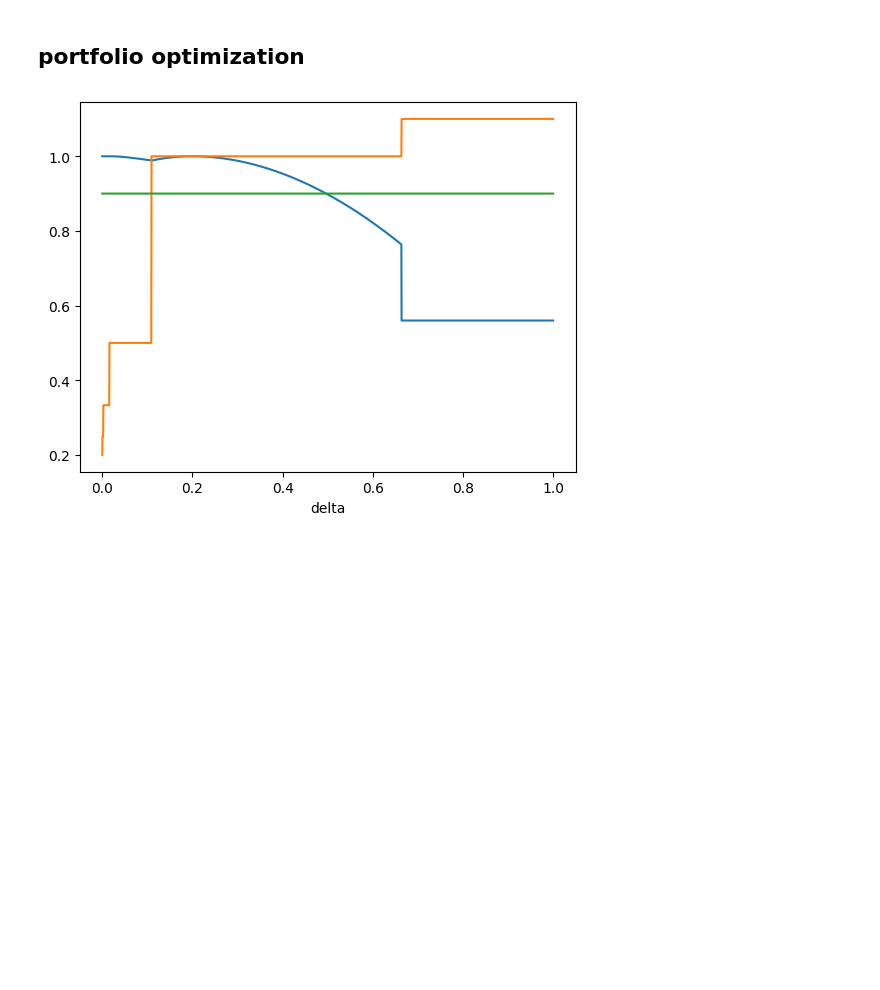
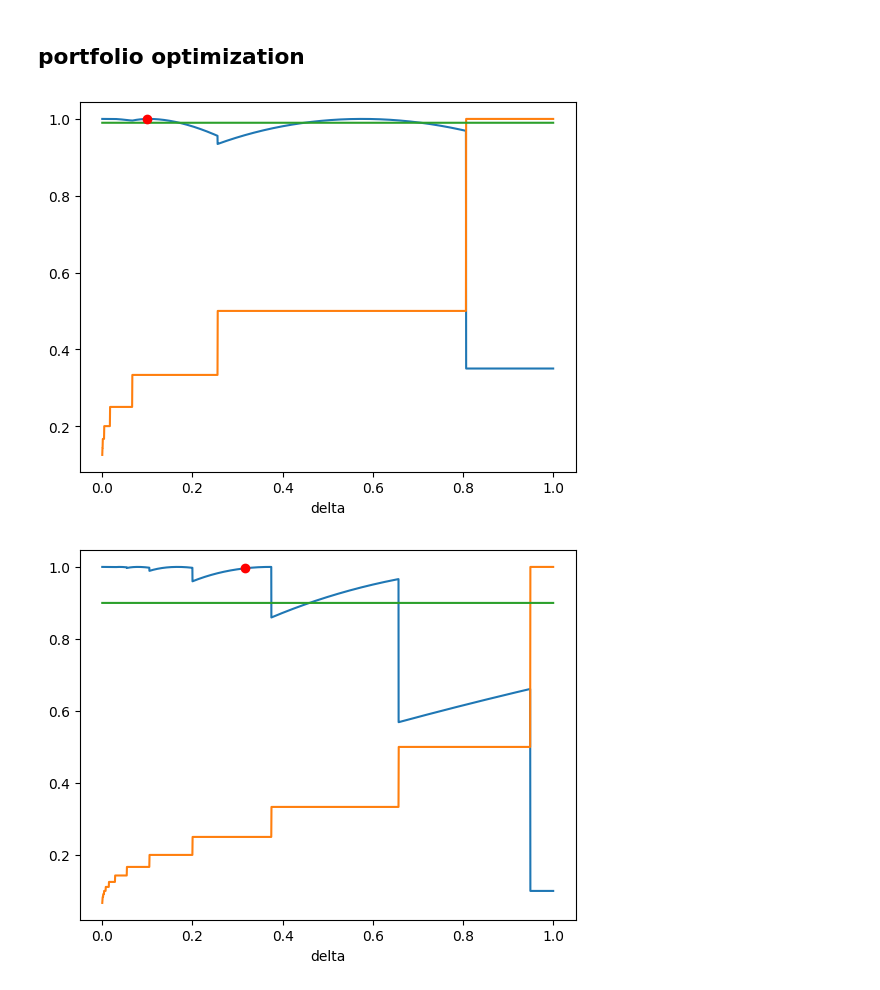
Before and after one commit to hyperrealist/qaoa, a Jupyter notebook: Grover_FPS_for_QUBO.ipynb, the cells around one changed output. Saved outputs shown, nothing was run; the diff lists cells and outputs as text; code cells hidden in the pictures; blank space fills up the shorter version.

```diff
--- a/Grover_FPS_for_QUBO.ipynb
+++ b/Grover_FPS_for_QUBO.ipynb
@@ -472,25 +470,56 @@ plt.show()
 # %% [markdown]
 ## portfolio optimization
 # %%
-Lambda = 0.56
+Lambda = 3.5e-1
 N = 12
 step = pow(2, - N)
+prob = 0.99
 
 deltas = np.arange(step, 1 - step, step, dtype=float)
 P = np.zeros(len(deltas), dtype=float)
 
 simplicity = np.ones(len(deltas), dtype=float)
-treshold = 0.9 * np.ones(len(deltas), dtype=float)
+treshold = prob * np.ones(len(deltas), dtype=float)
 
 for i, delta in enumerate(deltas):
     l = int(np.ceil(np.arccosh(1 / delta) / np.arccosh(1 / np.sqrt(1 - Lambda)))) >> 1
-    simplicity[i] = 1.1 if l == 0 else 1/l
+    simplicity[i] = 1/(l+1)
     P[i] = Lambda if l == 0 else 1 - pow(delta * Chebyshev(Chebyshev(1 / delta, 1 / (2 * l + 1)) * np.sqrt(1 - Lambda), 2 * l + 1), 2)
 
 plt.xlabel(f"delta")
 plt.plot(deltas,P)
 plt.plot(deltas,simplicity)
 plt.plot(deltas,treshold)
+l_Y = int(np.ceil(np.arccosh(1 / np.sqrt(1-prob)) / np.arccosh(1 / np.sqrt(1 - Lambda)))) >> 1
+delta_Y = np.sqrt(1-prob)
+plt.plot(delta_Y, 1 - pow(delta_Y * Chebyshev(Chebyshev(1 / delta_Y, 1 / (2 * l_Y + 1)) * np.sqrt(1 - Lambda), 2 * l_Y + 1), 2), "ro")
 plt.show()
 # %% [output]
-[figure, old version]
+[figure, new version]
+# %%
+Lambda = 1e-1
+N = 12
+step = pow(2, - N)
+prob = 0.9
+
+deltas = np.arange(step, 1 - step, step, dtype=float)
+P = np.zeros(len(deltas), dtype=float)
+
+simplicity = np.ones(len(deltas), dtype=float)
+treshold = prob * np.ones(len(deltas), dtype=float)
+
+for i, delta in enumerate(deltas):
+    l = int(np.ceil(np.arccosh(1 / delta) / np.arccosh(1 / np.sqrt(1 - Lambda)))) >> 1
+    simplicity[i] = 1/(l+1)
+    P[i] = Lambda if l == 0 else 1 - pow(delta * Chebyshev(Chebyshev(1 / delta, 1 / (2 * l + 1)) * np.sqrt(1 - Lambda), 2 * l + 1), 2)
+
+plt.xlabel(f"delta")
+plt.plot(deltas,P)
+plt.plot(deltas,simplicity)
+plt.plot(deltas,treshold)
+l_Y = int(np.ceil(np.arccosh(1 / np.sqrt(1-prob)) / np.arccosh(1 / np.sqrt(1 - Lambda)))) >> 1
+delta_Y = np.sqrt(1-prob)
+plt.plot(delta_Y, 1 - pow(delta_Y * Chebyshev(Chebyshev(1 / delta_Y, 1 / (2 * l_Y + 1)) * np.sqrt(1 - Lambda), 2 * l_Y + 1), 2), "ro")
+plt.show()
+# %% [output]
+[figure, added]
```
Also changed, not shown: parts of 14 cells of this notebook.
